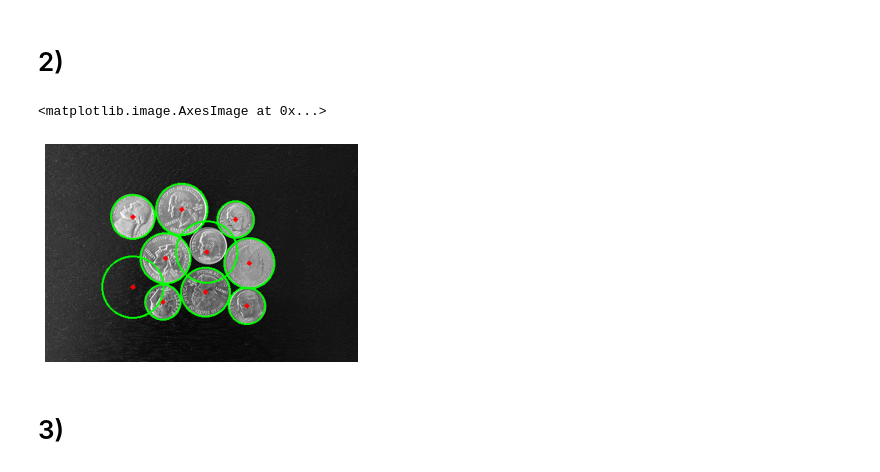
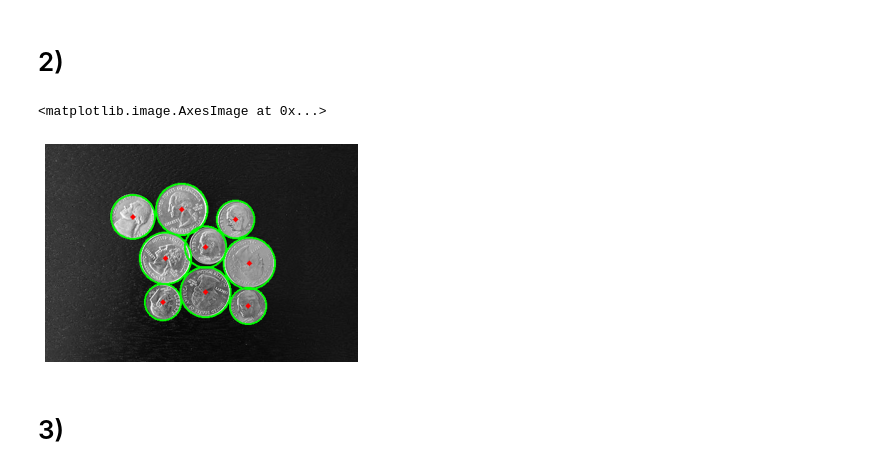
Before and after one commit to vidurawarna/EN2550_CV, a Jupyter notebook: Exercises/Day 6/en2550_excercise_06_190397E.ipynb, the cells around one changed output. Cells and saved outputs as stored; diff of their text form; code cells hidden in the pictures.

```diff
--- a/Exercises/Day 6/en2550_excercise_06_190397E.ipynb
+++ b/Exercises/Day 6/en2550_excercise_06_190397E.ipynb
@@ -66,29 +66,29 @@ ax[2].imshow(f3)
 # %%
 img = cv.imread('coins.jpg',cv.IMREAD_COLOR)
 assert img is not None
 gray = cv.cvtColor(img,cv.COLOR_BGR2GRAY)
 
 cimg = cv.cvtColor(gray,cv.COLOR_GRAY2BGR)
 
-circles = cv.HoughCircles(gray,cv.HOUGH_GRADIENT,1,50,param1=150,param2=20,minRadius=20,maxRadius=50)
+circles = cv.HoughCircles(gray,cv.HOUGH_GRADIENT,1,65,param1=155,param2=20,minRadius=21,maxRadius=49)
 circles = np.uint16(np.around(circles))
 for i in circles[0,:]:
     # draw the outer circle
     cv.circle(cimg,(i[0],i[1]),i[2],(0,255,0),2)
     # draw the center of the circle
     cv.circle(cimg,(i[0],i[1]),2,(0,0,255),3)
 cv.imshow('detected circles',cimg)
 cv.waitKey(0)
 cv.destroyAllWindows()
 
 #display using matplotlib
 fig,ax = plt.subplots()
 f_ = cv.cvtColor(cimg,cv.COLOR_BGR2RGB)
 ax.axis('off')
 ax.imshow(f_)
 # %% [output]
 <matplotlib.image.AxesImage at 0x...>
-[figure, old version]
+[figure, new version]
 # %% [markdown]
 # 3)
 # %%
```
Also changed, not shown: parts of 1 cell of this notebook, 10 other files.
